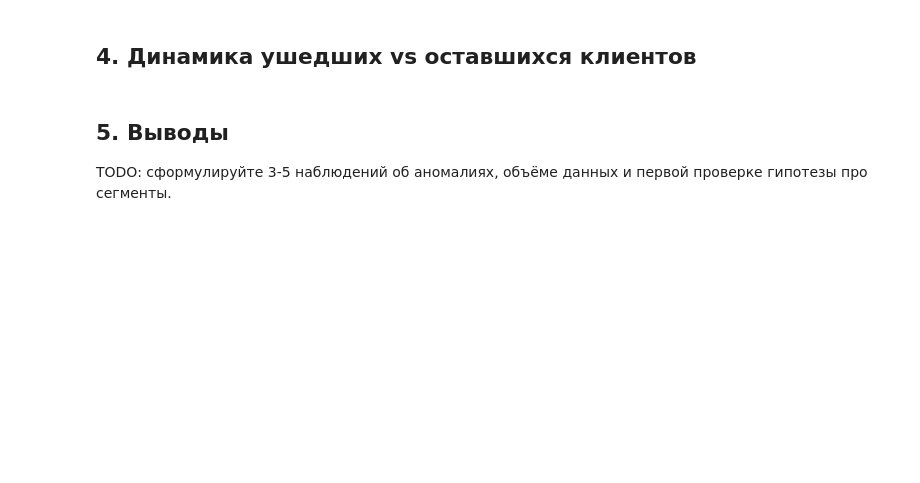
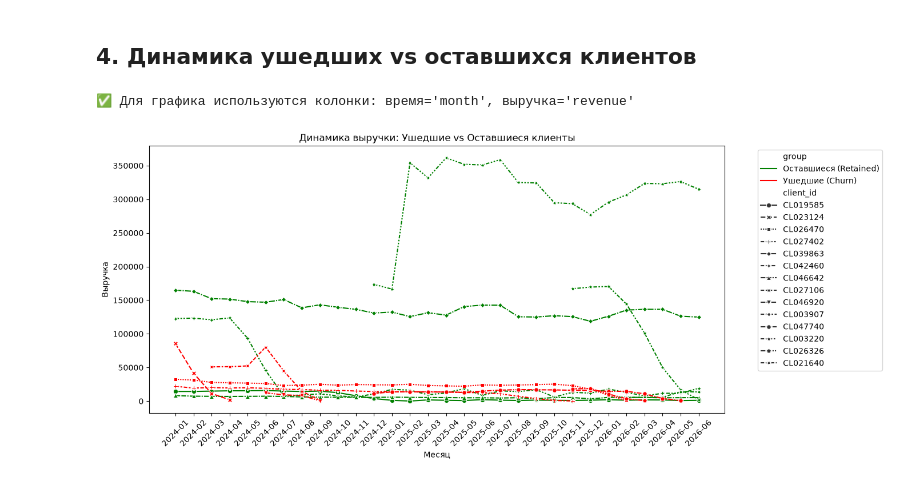
Before and after one commit to k1sur1n/b2b-churn-internship, a Jupyter notebook: notebooks/01_eda.ipynb, the cells around one changed output. Drawn from its saved outputs; the diff is of its cells as text; code cells hidden in the pictures; blank space fills up the shorter version.

Commit message:
feat: complete week 1 EDA - data profiling, churn analysis, revenue dynamics and journal

```diff
--- a/notebooks/01_eda.ipynb
+++ b/notebooks/01_eda.ipynb
@@ -36,0 +64,18 @@ print(clients.shape, usage.shape)
+# %%
+# 1. Сначала создаем флаг оттока (если он еще не создан в предыдущих ячейках)
+# Логика: если дата расторжения НЕ пустая, значит клиент ушел (1), иначе (0)
+if 'is_churned' not in clients.columns:
+    clients['is_churned'] = clients['termination_date'].notna().astype(int)
+
+# 2. Смотрим общую долю оттока
+print(f"📈 Общая доля оттока: {clients['is_churned'].mean():.2%}\n")
+
+# 3. Анализируем отток по ключевым группам (как требует ТЗ)
+print("📊 Доля оттока по сегментам:")
+display(churn_rate_by(clients, target_col='is_churned', group_col='segment'))
+
+print("\n📊 Доля оттока по продуктам:")
+display(churn_rate_by(clients, target_col='is_churned', group_col='product'))
+
+print("\n📊 Доля оттока по регионам:")
+display(churn_rate_by(clients, target_col='is_churned', group_col='region'))
@@ -41,4 +108,46 @@ print(clients.shape, usage.shape)
-# %% [markdown]
-## 5. Выводы
-
-TODO: сформулируйте 3-5 наблюдений об аномалиях, объёме данных и первой проверке гипотезы про сегменты.
+# %%
+import seaborn as sns
+
+# 1. Автоматически ищем названия колонок (если не найдутся, поправь вручную на свои)
+month_col = next((c for c in ['month', 'period', 'date', 'year_month'] if c in usage.columns), 'month')
+revenue_col = next((c for c in ['revenue', 'amount', 'charge', 'total_revenue'] if c in usage.columns), 'revenue')
+
+print(f"✅ Для графика используются колонки: время='{month_col}', выручка='{revenue_col}'")
+
+# 2. Берем по 7 случайных ушедших и 7 оставшихся клиентов
+# (используем min(), чтобы не упасть, если ушедших меньше 7)
+n_samples = 7
+churned_ids = clients[clients['is_churned'] == 1]['client_id'].sample(min(n_samples, len(clients[clients['is_churned'] == 1])), random_state=42).tolist()
+retained_ids = clients[clients['is_churned'] == 0]['client_id'].sample(min(n_samples, len(clients[clients['is_churned'] == 0])), random_state=42).tolist()
+sample_ids = churned_ids + retained_ids
+
+# 3. Фильтруем таблицу потребления только для этих клиентов
+sample_usage = usage[usage['client_id'].isin(sample_ids)].copy()
+
+# 4. Добавляем метку группы для цвета линий
+sample_usage['group'] = sample_usage['client_id'].apply(
+    lambda x: 'Ушедшие (Churn)' if x in churned_ids else 'Оставшиеся (Retained)'
+)
+
+# 5. Строим график
+plt.figure(figsize=(14, 6))
+sns.lineplot(
+    data=sample_usage,
+    x=month_col,
+    y=revenue_col,
+    hue='group',
+    style='client_id',
+    markers=True,
+    palette={'Ушедшие (Churn)': 'red', 'Оставшиеся (Retained)': 'green'}
+)
+
+plt.title('Динамика выручки: Ушедшие vs Оставшиеся клиенты')
+plt.xlabel('Месяц')
+plt.ylabel('Выручка')
+plt.legend(bbox_to_anchor=(1.05, 1), loc='upper left')
+plt.xticks(rotation=45)
+plt.tight_layout()
+plt.show()
+# %% [output]
+✅ Для графика используются колонки: время='month', выручка='revenue'
+[figure, added]
```
Also changed, not shown: parts of 7 cells of this notebook, 1 other file.
